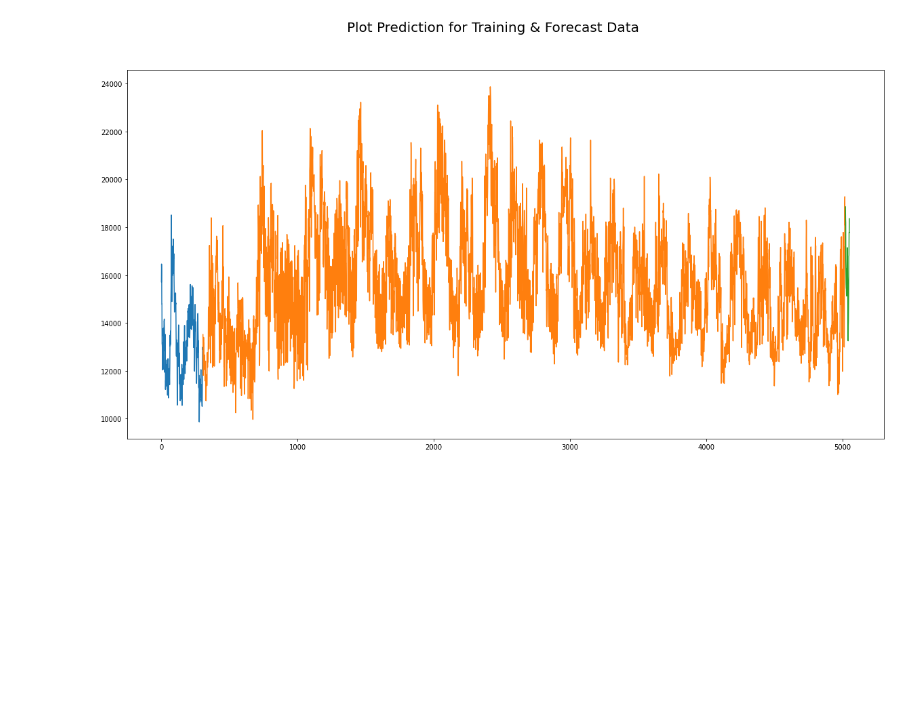
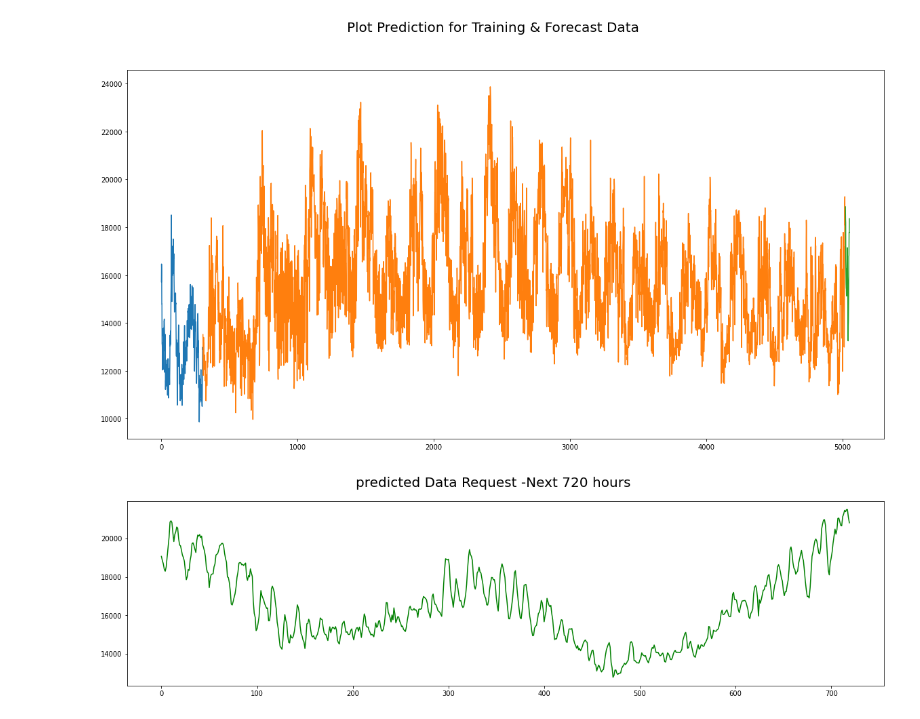
Before and after one commit to dhanushka365/SLEnergyConsumptionPrediction, a Jupyter notebook: EP_testv1.ipynb, the cells around one changed output. Cells and saved outputs as stored; diff of their text form; code cells hidden in the pictures; blank space fills up the shorter version.

```diff
--- a/EP_testv1.ipynb
+++ b/EP_testv1.ipynb
@@ -265,3 +265,9 @@ plt.plot(predict_future_plot[::24])
 plt.show()
 # %% [output]
 [figure]
+# %%
+plt.figure(figsize=(20,5)).suptitle("predicted Data Request -Next 720 hours",fontsize=20)
+plt.plot(predict_on_future , color='g')
+plt.show()
+# %% [output]
+[figure, added]
```
